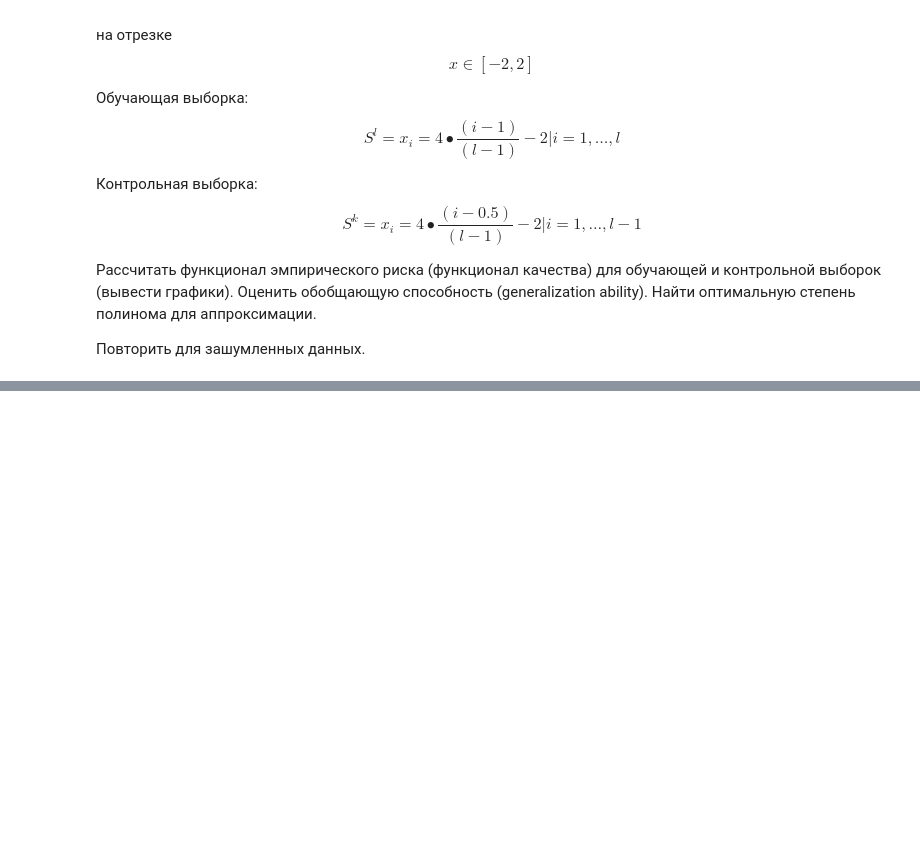
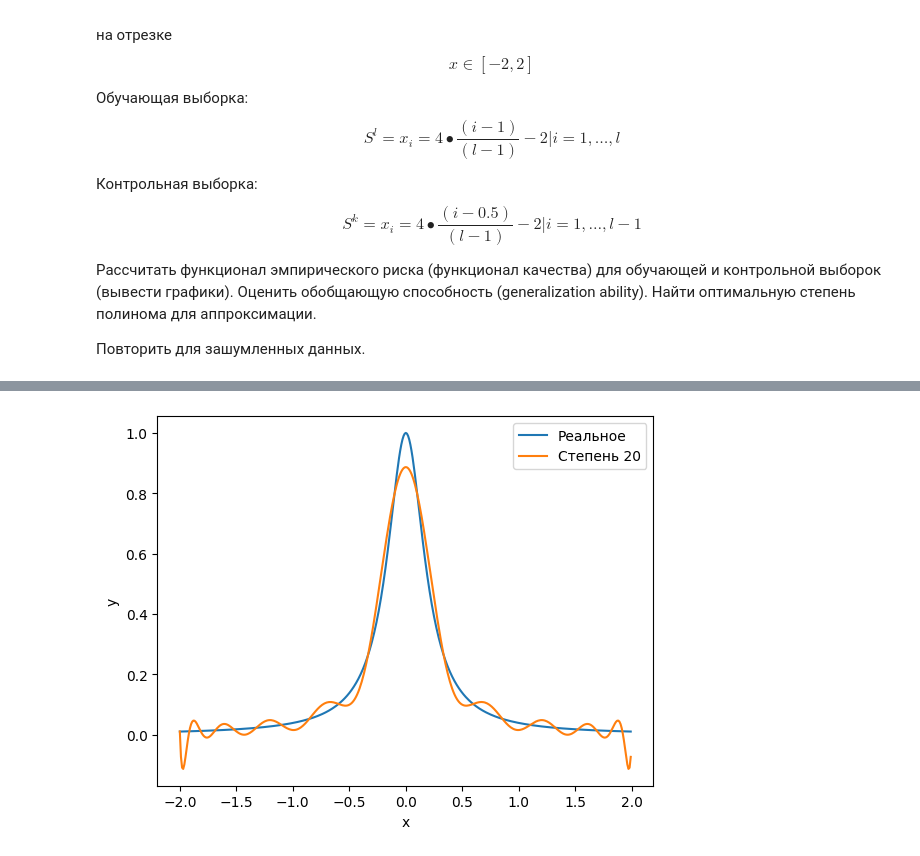
Before and after one commit to Shemich/bmstu_ML, a Jupyter notebook: lab1/lab1_2.ipynb, the cells around one changed output, grey strips where cells are left out. Saved outputs shown, nothing was run; the diff lists cells and outputs as text; code cells hidden in the pictures; blank space fills up the shorter version.

```diff
--- a/lab1/lab1_2.ipynb
+++ b/lab1/lab1_2.ipynb
@@ -73,0 +75,17 @@ print("Оптимальная степень полинома:", degrees[min_idx
+# %%
+# вывод графиков моделей
+plt.plot(x, true_func(x), label='Реальное')
+for deg in [20]:
+    # обучение модели
+    p = np.polyfit(train_set, train_labels, deg)
+    model = np.poly1d(p)
+
+    # вывод графика модели
+    plt.plot(x, np.polyval(model, x), label='Степень {}'.format(deg))
+
+plt.legend()
+plt.xlabel('x')
+plt.ylabel('y')
+plt.show()
+# %% [output]
+[figure, added]
```
Also changed, not shown: parts of 9 cells of this notebook, 1 other file.
